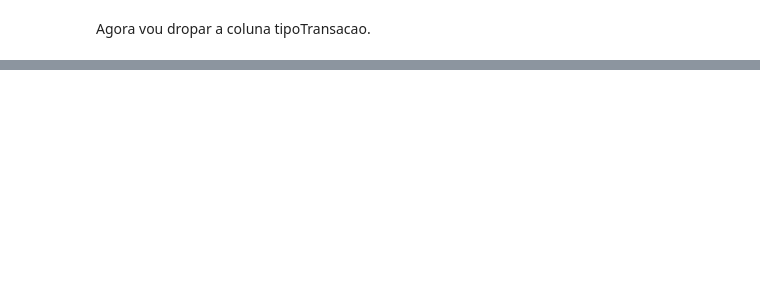
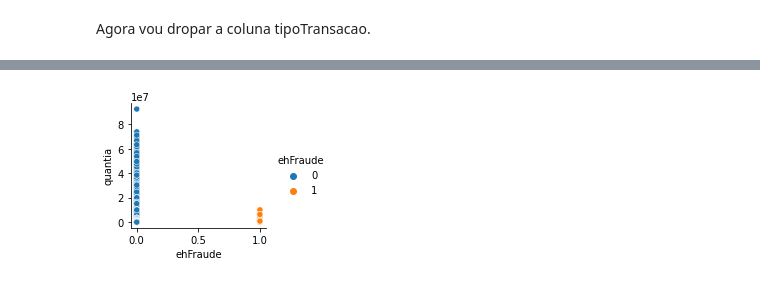
Before and after one commit to casjunior93/Tera---Desafio-de-classificacao, a Jupyter notebook: TERA_Desafio_de_Classificação.ipynb, the cells around one changed output, grey strips where cells are left out. Cells and saved outputs as stored; diff of their text form; code cells hidden in the pictures; blank space fills up the shorter version.

```diff
--- a/TERA_Desafio_de_Classificação.ipynb
+++ b/TERA_Desafio_de_Classificação.ipynb
@@ -159,0 +183,4 @@ Agora preciso tratar as features textuais.
+# %%
+sns.pairplot(df3, x_vars=['ehFraude'], y_vars=['quantia'], hue='ehFraude');
+# %% [output]
+[figure, added]
```
Also changed, not shown: parts of 23 cells of this notebook.
